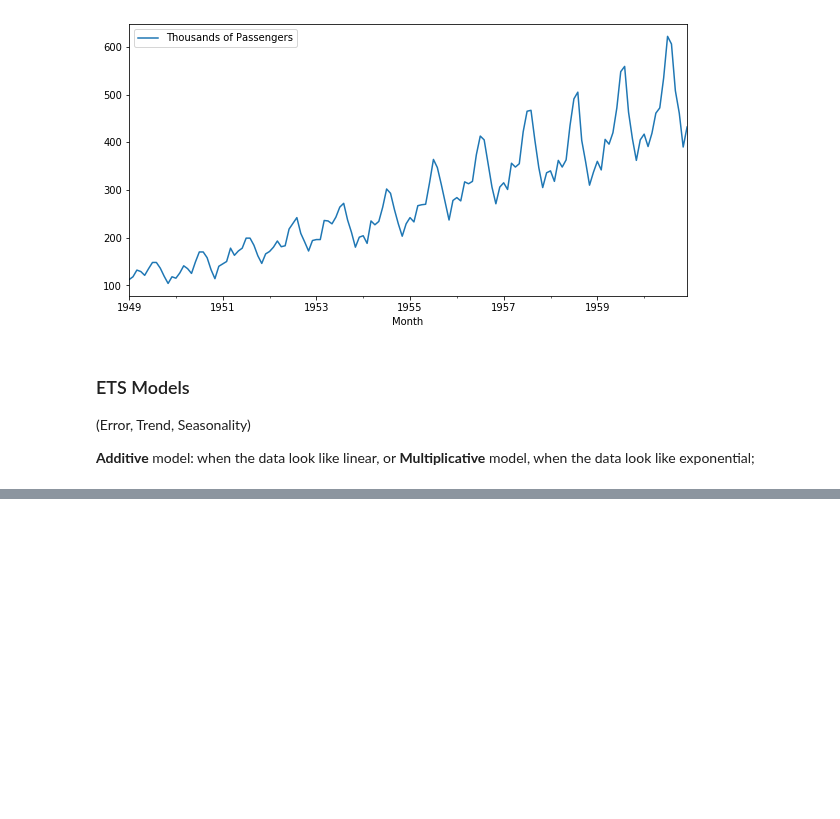
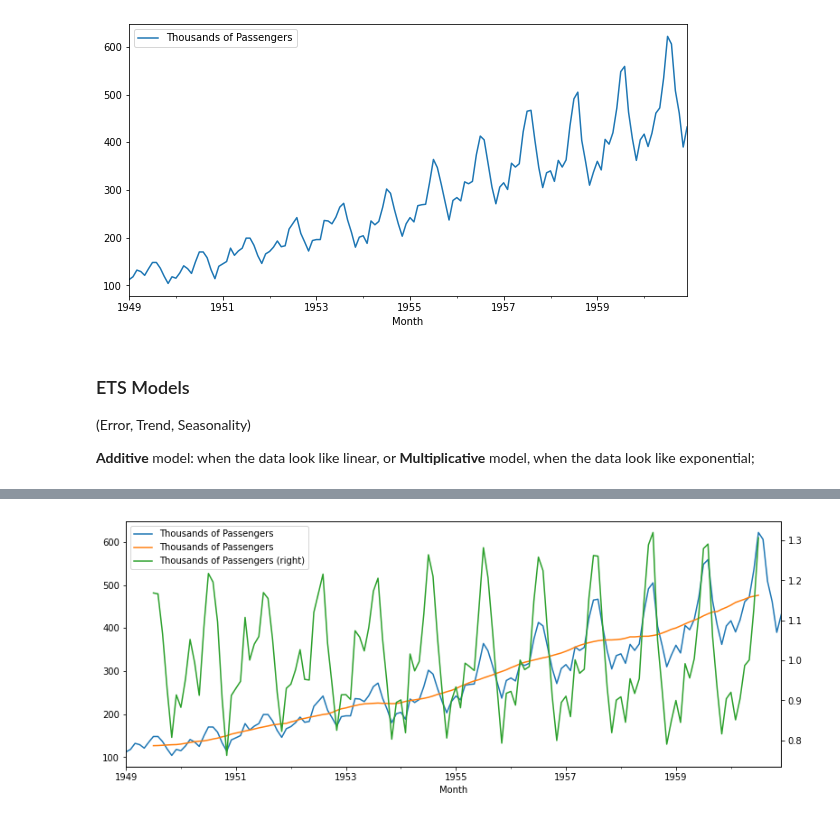
Before and after one commit to lucaberlanda/Magazzino, a Jupyter notebook: TimeSeriesAnalysis/TimeSeriesFunctions.ipynb, the cells around one changed output, grey strips where cells are left out. Saved outputs shown, nothing was run; the diff lists cells and outputs as text; code cells hidden in the pictures; blank space fills up the shorter version.

```diff
--- a/TimeSeriesAnalysis/TimeSeriesFunctions.ipynb
+++ b/TimeSeriesAnalysis/TimeSeriesFunctions.ipynb
@@ -88,0 +133,19 @@ result.plot();
+# %%
+%matplotlib inline
+ROOT_DIR = 'C:/Users/ilsup/PycharmProjects/Warehouse'
+airline = pd.read_csv(ROOT_DIR + '/TimeSeriesAnalysis/TSA_COURSE_NOTEBOOKS/Data/airline_passengers.csv',
+                      index_col='Month',
+                      parse_dates=True)
+# %%
+fig = plt.figure(figsize=(13, 5))
+ax = fig.add_subplot(111)
+m = 12  # monthly data
+airline.plot(ax=ax)
+
+airline_roll_mean = airline.rolling(window=m, center=True).mean()
+airline_roll_mean.plot(ax=ax)
+airline_detrended = airline / airline_roll_mean
+airline_detrended.plot(ax=ax, secondary_y=True)
+plt.show()
+# %% [output]
+[figure, added]
```
Also changed, not shown: parts of 12 cells of this notebook, 6 other files.
